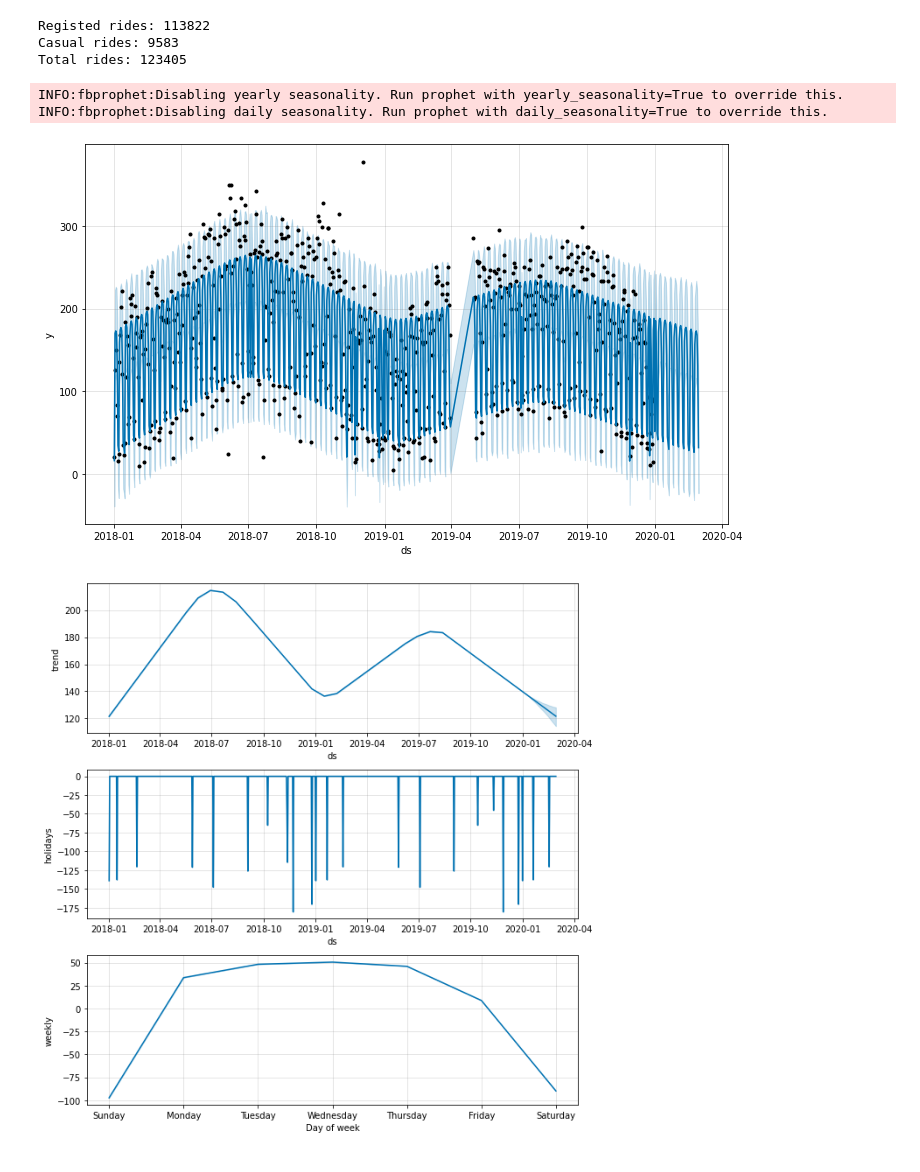
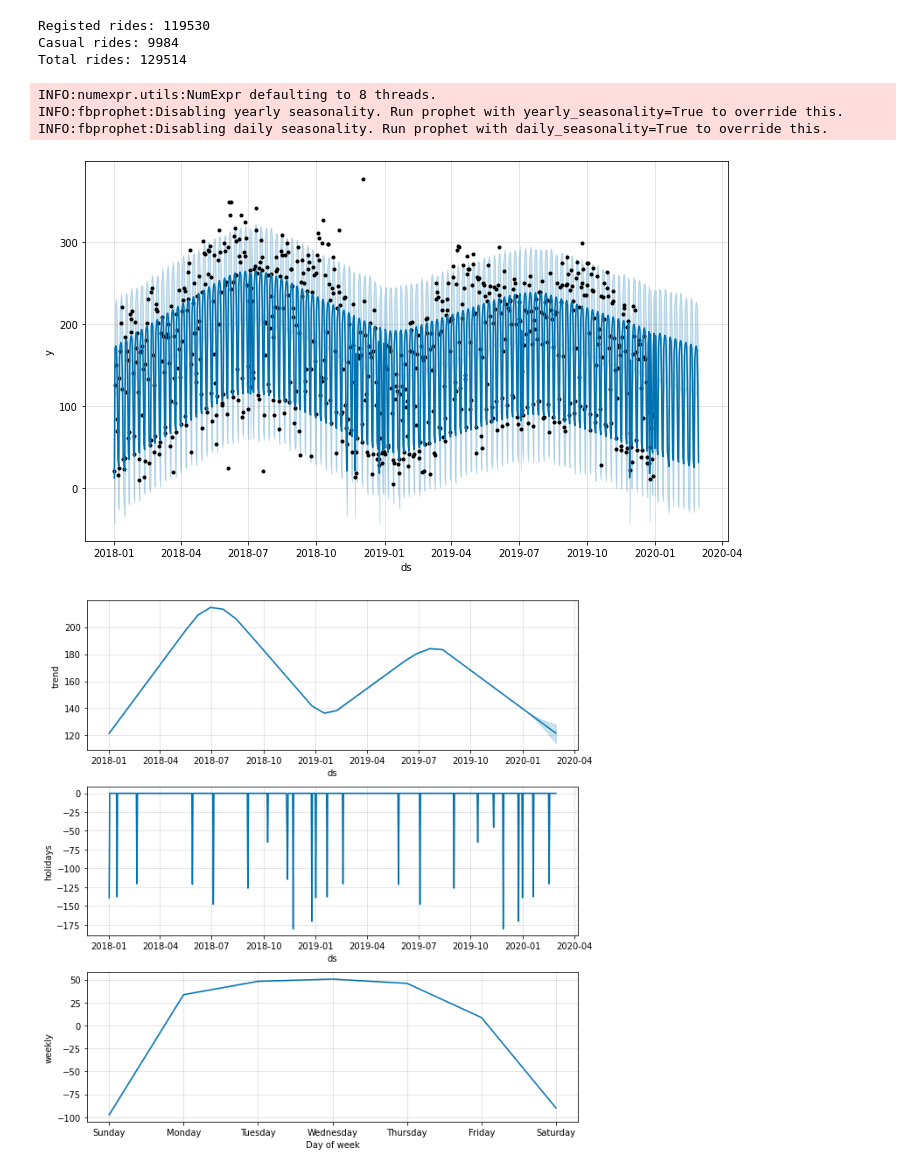
Before and after one commit to HMMJ-1991/bike-sharing, a Jupyter notebook: scripts/Holiday_regression.ipynb, the cells around one changed output. Drawn from its saved outputs; the diff is of its cells as text; code cells hidden in the pictures.

```diff
--- a/scripts/Holiday_regression.ipynb
+++ b/scripts/Holiday_regression.ipynb
@@ -12,6 +14,6 @@ import matplotlib.pyplot as plt
 # %%
-member_daily=pd.read_csv('../member_daily.csv') #done for member daily
-casual_daily=pd.read_csv('../casual_daily.csv') #done for member daily
+member_daily=pd.read_csv('../dc/member_daily.csv') #done for member daily
+casual_daily=pd.read_csv('../dc/casual_daily.csv') #done for member daily
 print('Registed rides: ' + str(member_daily['number of users'].sum()))
 print('Casual rides: ' + str(casual_daily['number of users'].sum()))
 # print(member_daily.head())
@@ -26,39 +28,37 @@ data.to_csv(r'../data/daily_count.csv', index = False)
 #print(data.head())
 #print(data.shape)
 # %% [output]
-Registed rides: 113822
-Casual rides: 9583
-Total rides: 123405
+Registed rides: 119530
+Casual rides: 9984
+Total rides: 129514
 # %%
-
 
 data['date']=pd.to_datetime(data['date'])
 data['day']=data['date'].dt.day
 
 data1=data[['date','number of users']]
 data1.columns=['ds','y']
 
 data_train=data1.iloc[0:-60,:]
 data_test=data1.iloc[-60:,:]
 
-
-holidays
 model = Prophet()
 #using inbuilt holidays
 model.add_country_holidays(country_name='US')
 model.fit(data_train)
 
 
 future_data = model.make_future_dataframe(periods=60, freq = 'd')
 forecast_data = model.predict(future_data)
 forecast_data[['ds', 'yhat', 'yhat_lower', 'yhat_upper']].tail()
 
 model.plot(forecast_data)
 plt.show()
 # %% [output]
+INFO:numexpr.utils:NumExpr defaulting to 8 threads.
 INFO:fbprophet:Disabling yearly seasonality. Run prophet with yearly_seasonality=True to override this.
 INFO:fbprophet:Disabling daily seasonality. Run prophet with daily_seasonality=True to override this.
-[figure, old version]
+[figure, new version]
 # %%
 model.plot_components(forecast_data)
 plt.show()
```
Also changed, not shown: parts of 2 cells of this notebook, 7 other files.
